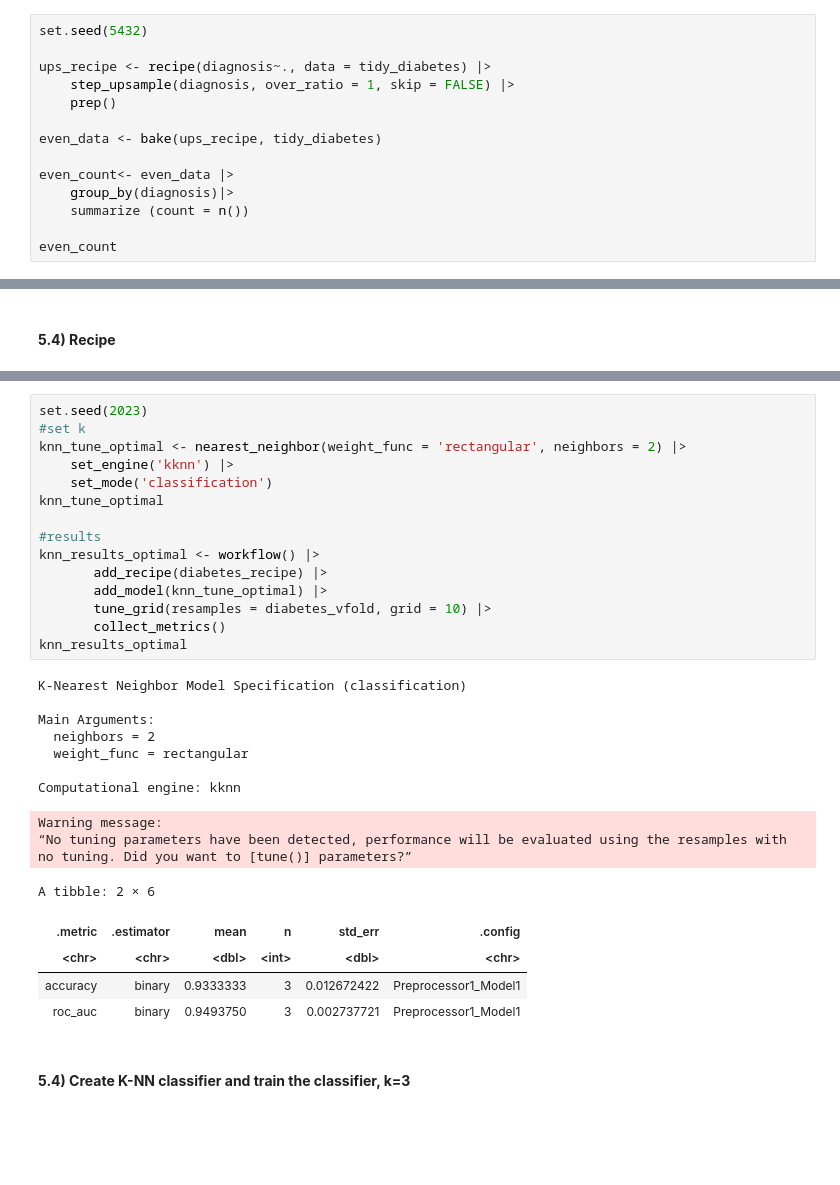
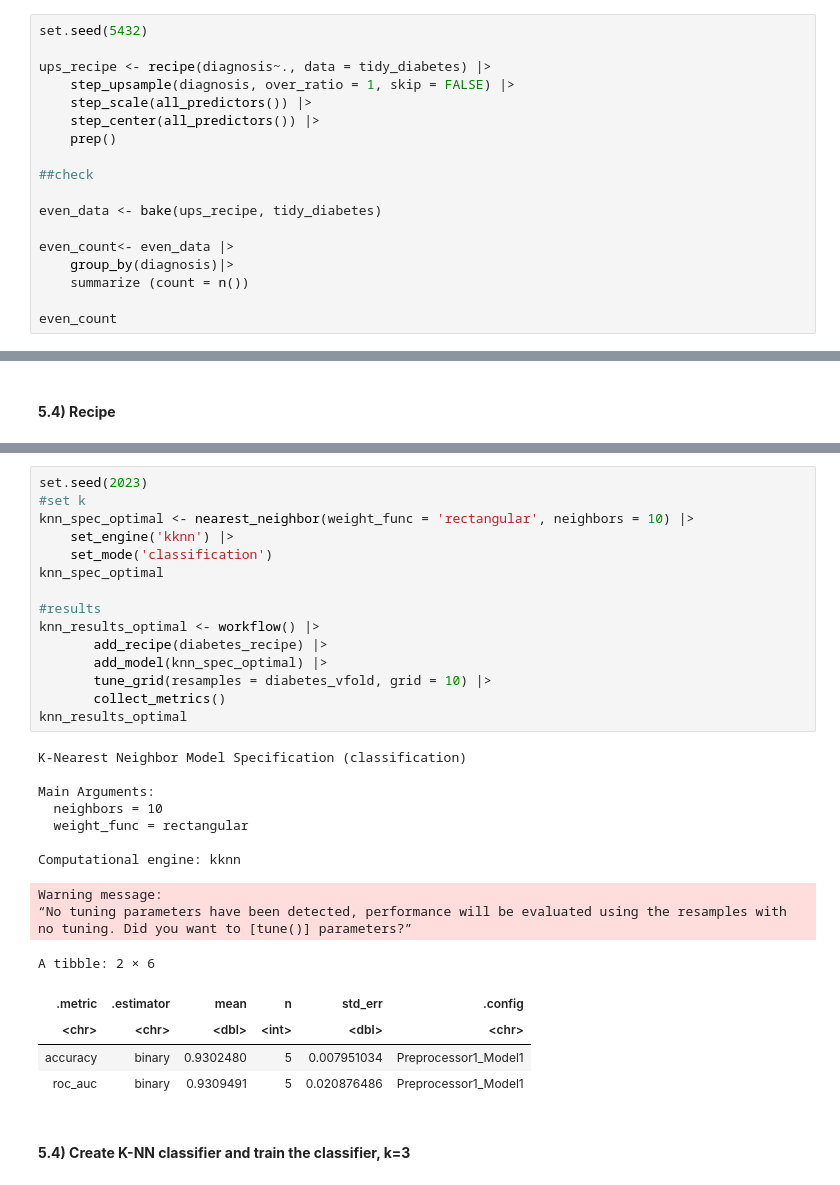
Before and after one commit to wmma2/group_18_project, a Jupyter notebook: Final_report.ipynb, the cells around one changed output, grey strips where cells are left out. Saved outputs shown, nothing was run; the diff lists cells and outputs as text; blank space fills up the shorter version.

Commit message:
Fixed upscaling + new accuracy

```diff
--- a/Final_report.ipynb
+++ b/Final_report.ipynb
@@ -242,7 +237,11 @@ set.seed(5432)
 
 ups_recipe <- recipe(diagnosis~., data = tidy_diabetes) |>
     step_upsample(diagnosis, over_ratio = 1, skip = FALSE) |>
+    step_scale(all_predictors()) |>
+    step_center(all_predictors()) |>
     prep()
+
+##check
 
 even_data <- bake(ups_recipe, tidy_diabetes)
 
@@ -389,33 +391,33 @@ accuracy_versus_k
 # %%
 set.seed(2023)
 #set k
-knn_tune_optimal <- nearest_neighbor(weight_func = 'rectangular', neighbors = 2) |>
+knn_spec_optimal <- nearest_neighbor(weight_func = 'rectangular', neighbors = 10) |>
     set_engine('kknn') |>
     set_mode('classification')
-knn_tune_optimal
+knn_spec_optimal
 
 #results
 knn_results_optimal <- workflow() |>
        add_recipe(diabetes_recipe) |>
-       add_model(knn_tune_optimal) |>
+       add_model(knn_spec_optimal) |>
        tune_grid(resamples = diabetes_vfold, grid = 10) |>
        collect_metrics()
 knn_results_optimal
 # %% [output]
 K-Nearest Neighbor Model Specification (classification)
 
 Main Arguments:
-  neighbors = 2
+  neighbors = 10
   weight_func = rectangular
 
 Computational engine: kknn
 Warning message:
 “No tuning parameters have been detected, performance will be evaluated using the resamples with no tuning. Did you want to [tune()] parameters?”
 A tibble: 2 × 6
 | .metric | .estimator | mean | n | std_err | .config |
 | <chr> | <chr> | <dbl> | <int> | <dbl> | <chr> |
-| accuracy | binary | 0.9333333 | 3 | 0.012672422 | Preprocessor1_Model1 |
-| roc_auc | binary | 0.9493750 | 3 | 0.002737721 | Preprocessor1_Model1 |
+| accuracy | binary | 0.9302480 | 5 | 0.007951034 | Preprocessor1_Model1 |
+| roc_auc | binary | 0.9309491 | 5 | 0.020876486 | Preprocessor1_Model1 |
 # %% [markdown]
 #### **5.4) Create K-NN classifier and train the classifier, k=3**
 # %%
```
Also changed, not shown: parts of 17 cells of this notebook.
